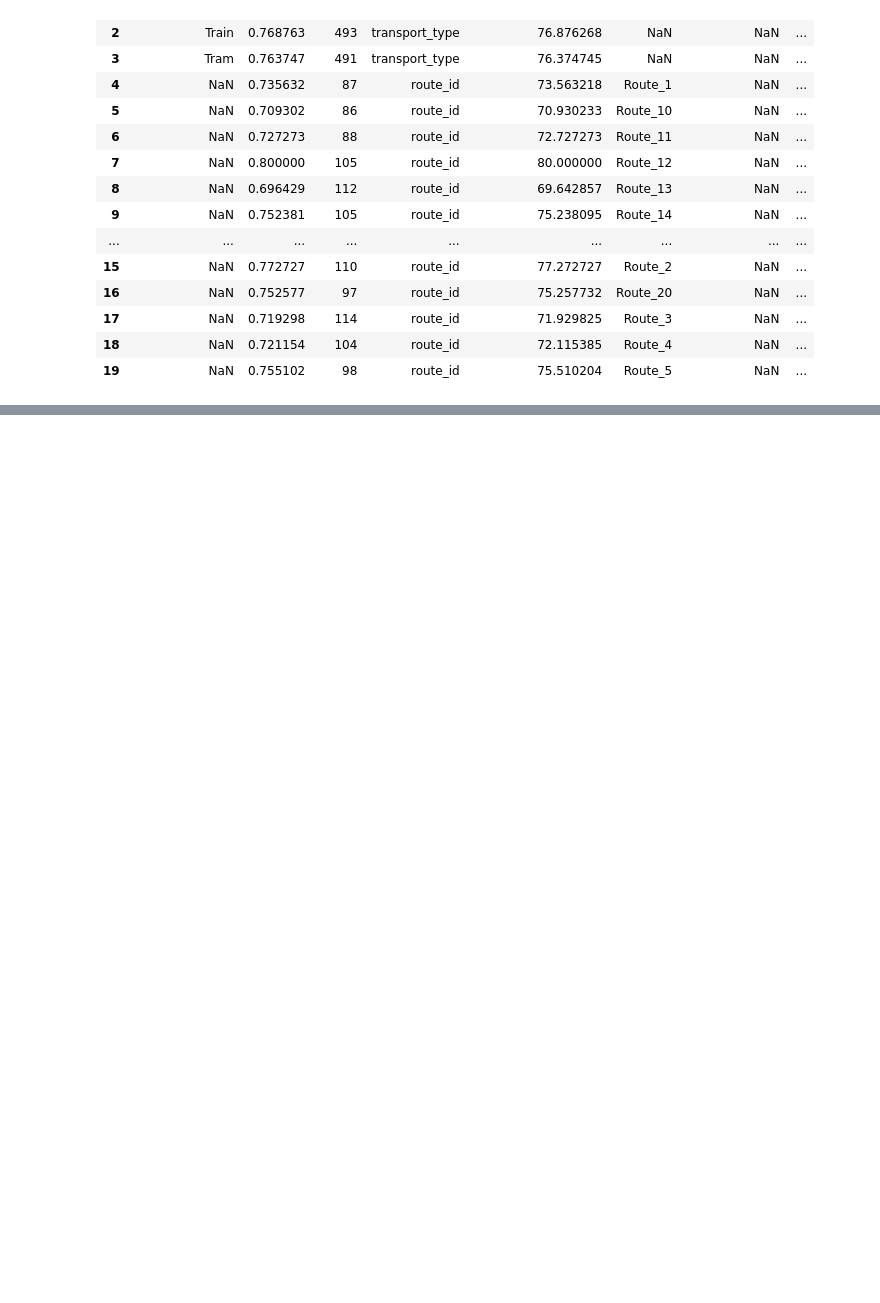
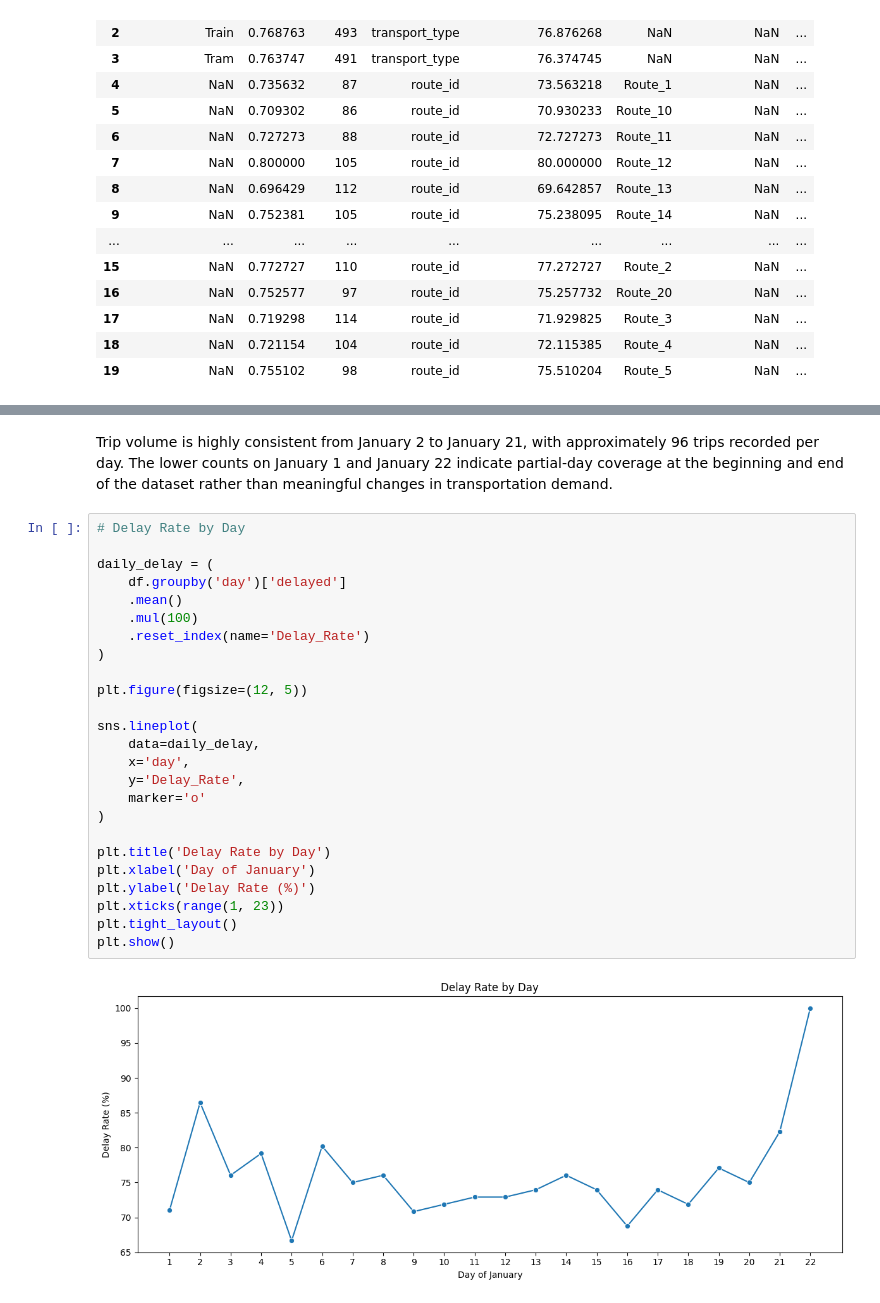
Before and after one commit to srisathvika/Public-Transport-Delay-Prediction, a Jupyter notebook: notebooks/01_Data_Understanding_and_EDA.ipynb, the cells around one changed output, grey strips where cells are left out. Drawn from its saved outputs; the diff is of its cells as text; blank space fills up the shorter version.

```diff
--- a/notebooks/01_Data_Understanding_and_EDA.ipynb
+++ b/notebooks/01_Data_Understanding_and_EDA.ipynb
@@ -1718,0 +1903,29 @@ Overall, the categorical analysis shows that **route and station characteristics
+# %% [markdown]
+Trip volume is highly consistent from January 2 to January 21, with approximately 96 trips recorded per day. The lower counts on January 1 and January 22 indicate partial-day coverage at the beginning and end of the dataset rather than meaningful changes in transportation demand.
+# %%
+# Delay Rate by Day
+
+daily_delay = (
+    df.groupby('day')['delayed']
+    .mean()
+    .mul(100)
+    .reset_index(name='Delay_Rate')
+)
+
+plt.figure(figsize=(12, 5))
+
+sns.lineplot(
+    data=daily_delay,
+    x='day',
+    y='Delay_Rate',
+    marker='o'
+)
+
+plt.title('Delay Rate by Day')
+plt.xlabel('Day of January')
+plt.ylabel('Delay Rate (%)')
+plt.xticks(range(1, 23))
+plt.tight_layout()
+plt.show()
+# %% [output]
+[figure, added]
```
Also changed, not shown: parts of 26 cells of this notebook.
